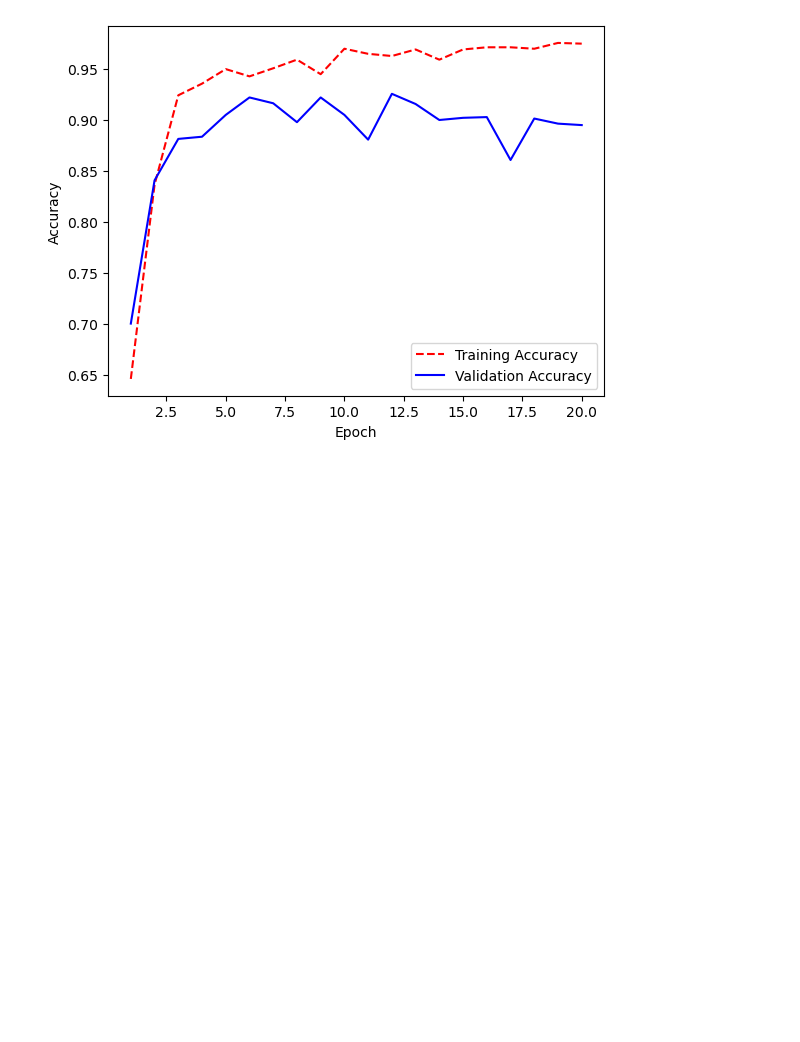
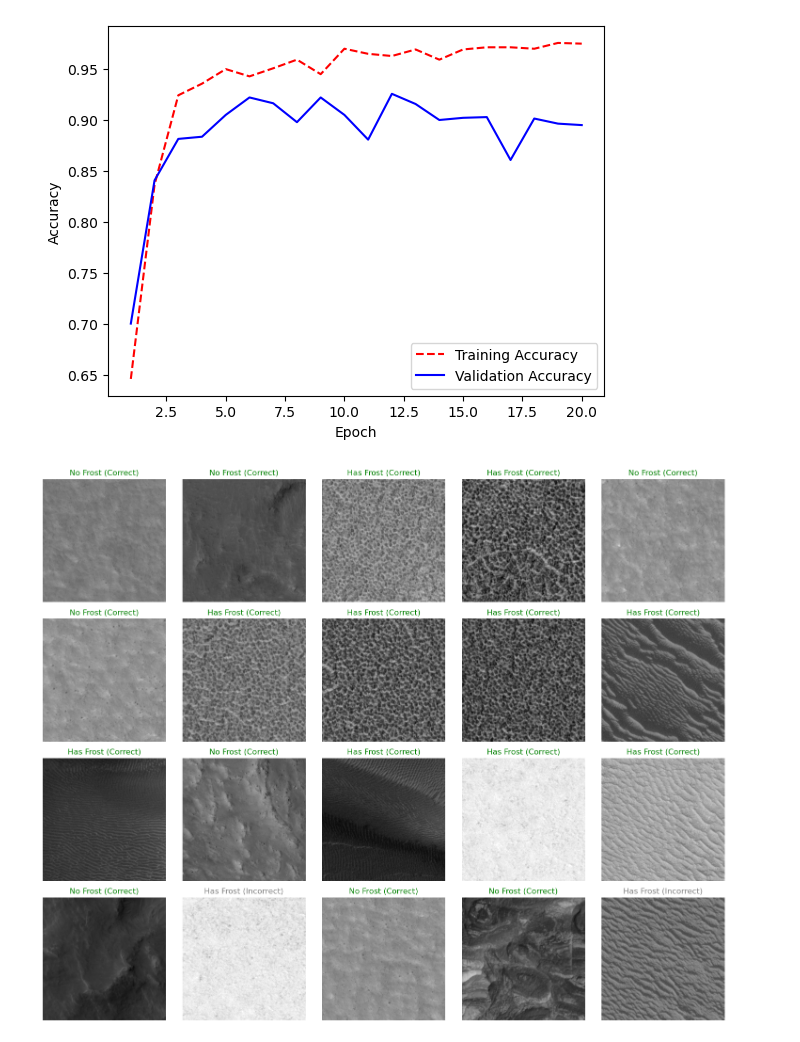
Before and after one commit to strongs20/MartianFrostML, a Jupyter notebook: binary_fine_tune.ipynb, the cells around one changed output. Drawn from its saved outputs; the diff is of its cells as text; code cells hidden in the pictures; blank space fills up the shorter version.

Commit message:
Notebook prints 20 images with results

```diff
--- a/binary_fine_tune.ipynb
+++ b/binary_fine_tune.ipynb
@@ -62,7 +62,7 @@ Load the data and pair a tile with its label. Each tile is stored in a numpy arr
 from skimage import io, color
 # modified this function to pair a tile with its label
 
-limit_tiles_per_img = True
+limit_tiles_per_img = False
 tile_limit = 100
 
 def load_images(dir_path, isTrain = False):
@@ -450,8 +442,8 @@ NameError: name 'tf' is not defined
 # %% [markdown]
 Define batch size and number of epochs
 # %%
-batch_size = 32
-epochs = 10
+batch_size = 8
+epochs = 20
 # %% [markdown]
 Create Tensorflow Datasets. Do not run this cell more than once without restarting the kernel.
 # %%
@@ -518,14 +489,14 @@ Also save the history of the model as a .csv file
 # %% [markdown]
 Code to load in the model if needed
 # %%
-# import pandas as pd
-# from tensorflow.keras.models import load_model
+import pandas as pd
+from tensorflow.keras.models import load_model
 
-# # Register the custom metric function
-# my_model = load_model('inception_tuned.h5')
+# Register the custom metric function
+my_model = load_model('inception_tuned.h5')
 
-# my_model_history = pd.read_csv(
-#     'inception_tuned.csv')
+my_model_history = pd.read_csv(
+    'inception_tuned.csv')
 # %% [markdown]
 ## Evaluate the model
 Using our custom metrics. Load in the file.
@@ -533,7 +504,7 @@ Using our custom metrics. Load in the file.
 from sklearn.metrics import confusion_matrix
 
 # Predict the values from the test dataset
-y_pred = model.predict(test_dataset)
+y_pred = my_model.predict(test_dataset)
 
 # Convert predictions to binary class labels
 y_pred_classes = (y_pred > 0.5).astype(int)
@@ -588,3 +556,43 @@ plt.ylabel('Accuracy')
 plt.show()
 # %% [output]
 [figure]
+# %%
+import numpy as np
+import matplotlib.pyplot as plt
+
+# Randomly select 20 indices from the test set
+random_indices = np.random.choice(len(X_test), 20, replace=False)
+
+fig, axes = plt.subplots(4, 5, figsize=(15, 12)) # 4 rows and 5 columns to display 20 images
+
+for idx, ax in enumerate(axes.flat):
+    i = random_indices[idx] # Get the random index
+
+    # Plot image
+    ax.imshow(X_test[i].squeeze(), cmap='gray') # Assuming the images are grayscale, adjust accordingly
+    ax.axis('off') # Turn off axis
+
+    # Check if the prediction was correct
+    is_correct = y_pred_classes[i] == y_true[i]
+    has_frost = y_true[i] == 1
+
+    # Create label text
+    if has_frost:
+        label_text = 'Has Frost'
+    else:
+        label_text = 'No Frost'
+
+    if is_correct:
+        label_text += ' (Correct)'
+        text_color = 'green'
+    else:
+        label_text += ' (Incorrect)'
+        text_color = 'gray'
+
+    # Add text label
+    ax.set_title(label_text, color=text_color)
+
+plt.tight_layout()
+plt.show()
+# %% [output]
+[figure, added]
```
Also changed, not shown: parts of 13 cells of this notebook.
